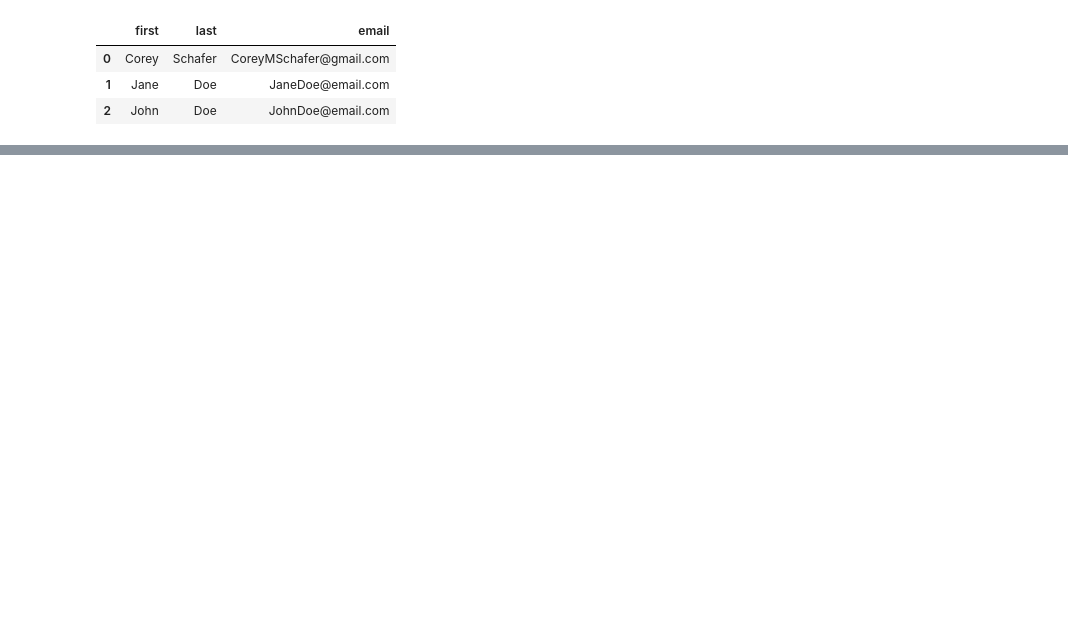
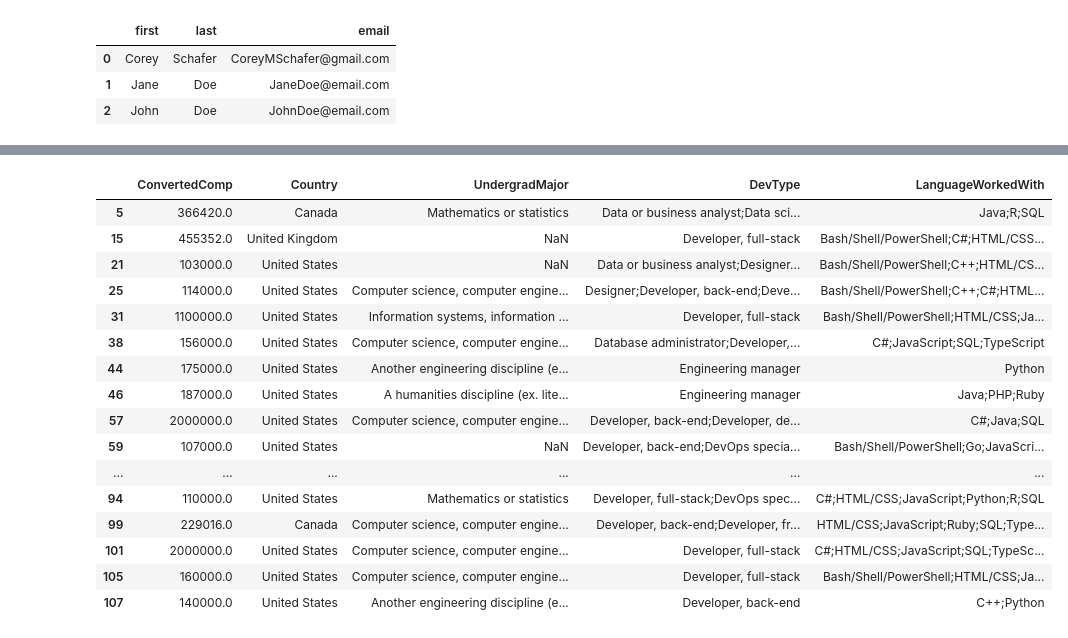
Before and after one commit to RifatMuhtasim/Python_for_Data_Science, a Jupyter notebook: Pandas/2.04.Filter_Rows_and_Columns.ipynb, the cells around one changed output, grey strips where cells are left out. Drawn from its saved outputs; the diff is of its cells as text; code cells hidden in the pictures; blank space fills up the shorter version.

Commit message:
Pandas for Data Science

```diff
--- a/Pandas/2.04.Filter_Rows_and_Columns.ipynb
+++ b/Pandas/2.04.Filter_Rows_and_Columns.ipynb
@@ -34,0 +48,3 @@ df
+# %%
+pd.set_option("display.max_rows", 85)
+pd.set_option("display.max_columns", 85)
@@ -34,0 +66,22 @@ df
+# %%
+## Filter Multiple Values
+high_salary = df['ConvertedComp'] > 100000
+df.loc[high_salary, ['ConvertedComp', 'Country', 'UndergradMajor', 'DevType', 'LanguageWorkedWith']].head(20)
+# %% [output]
+|  | ConvertedComp | Country | UndergradMajor | DevType | LanguageWorkedWith |
+| 5 | 366420.0 | Canada | Mathematics or statistics | Data or business analyst;Data sci... | Java;R;SQL |
+| 15 | 455352.0 | United Kingdom | NaN | Developer, full-stack | Bash/Shell/PowerShell;C#;HTML/CSS... |
+| 21 | 103000.0 | United States | NaN | Data or business analyst;Designer... | Bash/Shell/PowerShell;C++;HTML/CS... |
+| 25 | 114000.0 | United States | Computer science, computer engine... | Designer;Developer, back-end;Deve... | Bash/Shell/PowerShell;C++;C#;HTML... |
+| 31 | 1100000.0 | United States | Information systems, information ... | Developer, full-stack | Bash/Shell/PowerShell;HTML/CSS;Ja... |
+| 38 | 156000.0 | United States | Computer science, computer engine... | Database administrator;Developer,... | C#;JavaScript;SQL;TypeScript |
+| 44 | 175000.0 | United States | Another engineering discipline (e... | Engineering manager | Python |
+| 46 | 187000.0 | United States | A humanities discipline (ex. lite... | Engineering manager | Java;PHP;Ruby |
+| 57 | 2000000.0 | United States | Computer science, computer engine... | Developer, back-end;Developer, de... | C#;Java;SQL |
+| 59 | 107000.0 | United States | NaN | Developer, back-end;DevOps specia... | Bash/Shell/PowerShell;Go;JavaScri... |
+| ... | ... | ... | ... | ... | ... |
+| 94 | 110000.0 | United States | Mathematics or statistics | Developer, full-stack;DevOps spec... | C#;HTML/CSS;JavaScript;Python;R;SQL |
+| 99 | 229016.0 | Canada | Computer science, computer engine... | Developer, back-end;Developer, fr... | HTML/CSS;JavaScript;Ruby;SQL;Type... |
+| 101 | 2000000.0 | United States | Computer science, computer engine... | Developer, full-stack | C#;HTML/CSS;JavaScript;SQL;TypeSc... |
+| 105 | 160000.0 | United States | Computer science, computer engine... | Developer, full-stack | Bash/Shell/PowerShell;HTML/CSS;Ja... |
+| 107 | 140000.0 | United States | Another engineering discipline (e... | Developer, back-end | C++;Python |
```
Also changed, not shown: parts of 12 cells of this notebook, 5 other files.
